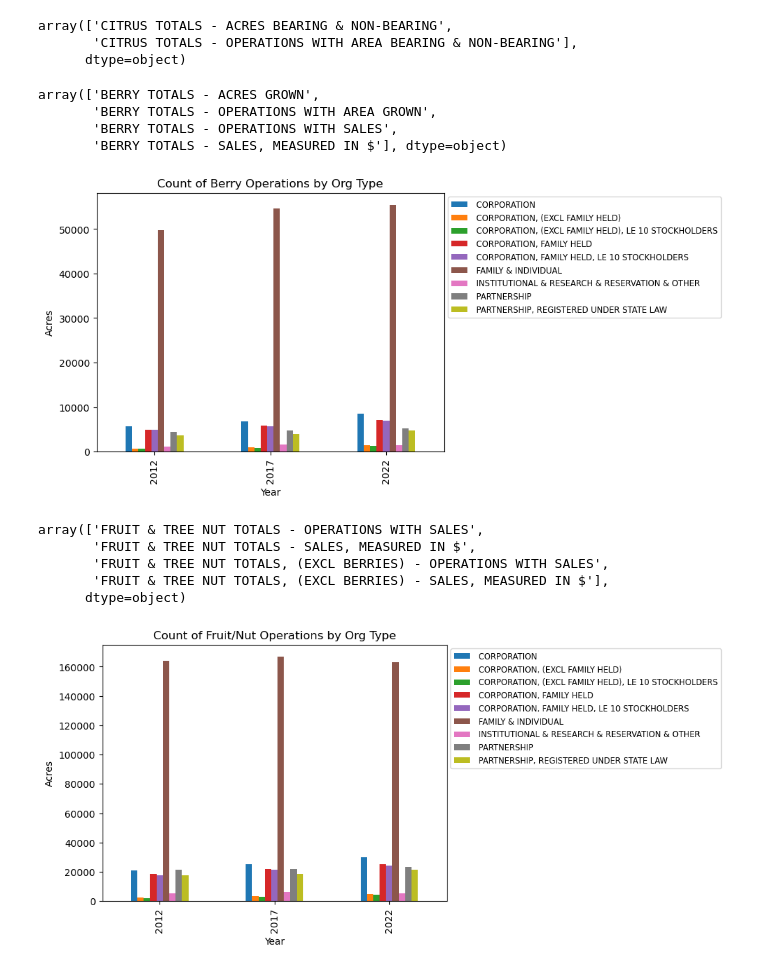
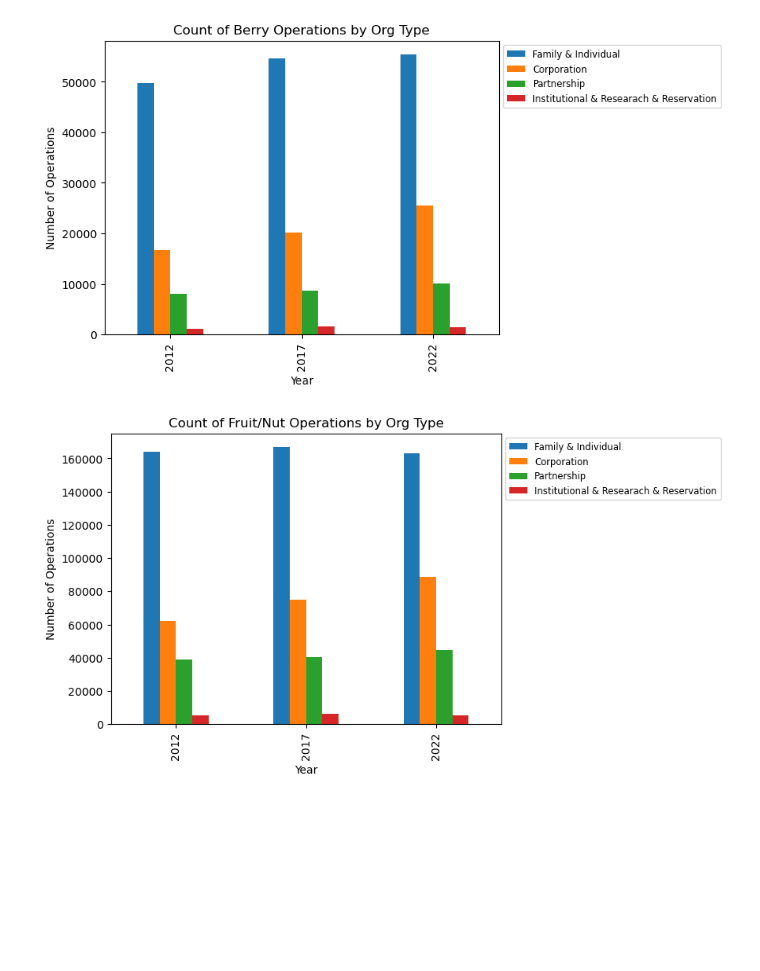
Before and after one commit to nealhalper/USDA_production, a Jupyter notebook: notebooks/operationcount_org_type.ipynb, the cells around one changed output. Saved outputs shown, nothing was run; the diff lists cells and outputs as text; code cells hidden in the pictures; blank space fills up the shorter version.

```diff
--- a/notebooks/operationcount_org_type.ipynb
+++ b/notebooks/operationcount_org_type.ipynb
@@ -102,0 +12,21 @@ demo_org_counts_graph.savefig('demo_org_counts_graph.png', transparent=True, bbo
+# %%
+demo_fruitnut['Organization Type'] = demo_fruitnut['Domain Category'].map(lambda x: 'Corporation' if 'CORPORATION' in x
+                                                                              else 'Family & Individual' if 'FAMILY & INDIVIDUAL' in x
+                                                                              else 'Partnership' if 'PARTNERSHIP' in x
+                                                                              else 'Institutional & Researach & Reservation' if 'INSTITUTIONAL & RESEARCH & RESERVATION' in x
+                                                                              else "")
+demo_berries['Organization Type'] = demo_berries['Domain Category'].map(lambda x: 'Corporation' if 'CORPORATION' in x
+                                                                              else 'Family & Individual' if 'FAMILY & INDIVIDUAL' in x
+                                                                              else 'Partnership' if 'PARTNERSHIP' in x
+                                                                              else 'Institutional & Researach & Reservation' if 'INSTITUTIONAL & RESEARCH & RESERVATION' in x
+                                                                              else "")
+demo_citrus['Organization Type'] = demo_citrus['Domain Category'].map(lambda x: 'Corporation' if 'CORPORATION' in x
+                                                                              else 'Family & Individual' if 'FAMILY & INDIVIDUAL' in x
+                                                                              else 'Partnership' if 'PARTNERSHIP' in x
+                                                                              else 'Institutional & Researach & Reservation' if 'INSTITUTIONAL & RESEARCH & RESERVATION' in x
+                                                                              else "")
+demo_vegetables['Organization Type'] = demo_vegetables['Domain Category'].map(lambda x: 'Corporation' if 'CORPORATION' in x
+                                                                              else 'Family & Individual' if 'FAMILY & INDIVIDUAL' in x
+                                                                              else 'Partnership' if 'PARTNERSHIP' in x
+                                                                              else 'Institutional & Researach & Reservation' if 'INSTITUTIONAL & RESEARCH & RESERVATION' in x
+                                                                              else "")
@@ -123,61 +73,40 @@ demo_citrus_org_counts_graph.savefig('demo_citrus_org_counts_graph.png', transpa
-# %%
-demo_citrus['Data Item'].unique()
-# %% [output]
-array(['CITRUS TOTALS - ACRES BEARING & NON-BEARING',
-       'CITRUS TOTALS - OPERATIONS WITH AREA BEARING & NON-BEARING'],
-      dtype=object)
-# %%
-demo_berries['Data Item'].unique()
-# %% [output]
-array(['BERRY TOTALS - ACRES GROWN',
-       'BERRY TOTALS - OPERATIONS WITH AREA GROWN',
-       'BERRY TOTALS - OPERATIONS WITH SALES',
-       'BERRY TOTALS - SALES, MEASURED IN $'], dtype=object)
 # %%
 demo_berries = demo_berries.loc[demo_berries['Value'] != ' (D)']
 demo_berries = demo_berries.loc[demo_berries['Value'] != ' (Z)']
 demo_berries['Value'] = demo_berries['Value'].str.replace(',', '')
 demo_berries['Value'] = pd.to_numeric(demo_berries.Value, downcast='integer').fillna(0)
-demo_berries['Domain Category'] = demo_berries['Domain Category'].str[28:-1]
 demo_berries_org_counts = demo_berries.loc[(demo_berries['Domain'] == 'ORGANIZATION')
                 & (demo_berries['Data Item'] == 'BERRY TOTALS - OPERATIONS WITH AREA GROWN')].groupby(
-                ['Year', 'Domain Category']).sum(
+                ['Year', 'Organization Type']).sum(
                 'Value').fillna(0).reset_index()
-demo_berries_org_counts = demo_berries_org_counts.pivot(index = 'Year', columns = 'Domain Category', values = 'Value').reset_index()
+demo_berries_org_counts = demo_berries_org_counts.pivot(index = 'Year', columns = 'Organization Type', values = 'Value').reset_index()
+demo_berries_org_counts = demo_berries_org_counts[['Year', 'Family & Individual', 'Corporation', 'Partnership', 'Institutional & Researach & Reservation']]
 demo_berries_org_counts_graph = demo_berries_org_counts.plot(x = 'Year', y = list(
-    demo_berries['Domain Category'].loc[(demo_berries['Domain'] == 'ORGANIZATION')].unique()),
+    demo_berries_org_counts.columns.unique()[1:5]),
                                             kind = "bar", title = "Count of Berry Operations by Org Type",
-                                                      ylabel = "Acres").legend(
+                                                      ylabel = "Number of Operations").legend(
     bbox_to_anchor = (1.0,1.0),
     fontsize = 'small').get_figure()
 demo_berries_org_counts_graph.savefig('demo_berries_org_counts_graph.png', transparent=True, bbox_inches='tight')
 # %% [output]
-[figure, old version]
+[figure, new version]
-# %%
-demo_fruitnut['Data Item'].unique()
-# %% [output]
-array(['FRUIT & TREE NUT TOTALS - OPERATIONS WITH SALES',
-       'FRUIT & TREE NUT TOTALS - SALES, MEASURED IN $',
-       'FRUIT & TREE NUT TOTALS, (EXCL BERRIES) - OPERATIONS WITH SALES',
-       'FRUIT & TREE NUT TOTALS, (EXCL BERRIES) - SALES, MEASURED IN $'],
-      dtype=object)
 # %%
 demo_fruitnut = demo_fruitnut.loc[demo_fruitnut['Value'] != ' (D)']
 demo_fruitnut = demo_fruitnut.loc[demo_fruitnut['Value'] != ' (Z)']
 demo_fruitnut['Value'] = demo_fruitnut['Value'].str.replace(',', '')
 demo_fruitnut['Value'] = pd.to_numeric(demo_fruitnut.Value, downcast='integer').fillna(0)
-demo_fruitnut['Domain Category'] = demo_fruitnut['Domain Category'].str[28:-1]
 demo_fruitnut_org_counts = demo_fruitnut.loc[(demo_fruitnut['Domain'] == 'ORGANIZATION')
                 & (demo_fruitnut['Data Item'] == 'FRUIT & TREE NUT TOTALS - OPERATIONS WITH SALES')].groupby(
-                ['Year', 'Domain Category']).sum(
+                ['Year', 'Organization Type']).sum(
                 'Value').fillna(0).reset_index()
-demo_fruitnut_org_counts = demo_fruitnut_org_counts.pivot(index = 'Year', columns = 'Domain Category', values = 'Value').reset_index()
+demo_fruitnut_org_counts = demo_fruitnut_org_counts.pivot(index = 'Year', columns = 'Organization Type', values = 'Value').reset_index()
+demo_fruitnut_org_counts = demo_fruitnut_org_counts[['Year', 'Family & Individual', 'Corporation', 'Partnership', 'Institutional & Researach & Reservation']]
 demo_fruitnut_org_counts_graph = demo_fruitnut_org_counts.plot(x = 'Year', y = list(
-    demo_fruitnut['Domain Category'].loc[(demo_fruitnut['Domain'] == 'ORGANIZATION')].unique()),
+    demo_fruitnut_org_counts.columns.unique()[1:5]),
                                             kind = "bar", title = "Count of Fruit/Nut Operations by Org Type",
-                                                      ylabel = "Acres").legend(
+                                                      ylabel = "Number of Operations").legend(
     bbox_to_anchor = (1.0,1.0),
     fontsize = 'small').get_figure()
 demo_fruitnut_org_counts_graph.savefig('demo_fruitnut_org_counts_graph.png', transparent=True, bbox_inches='tight')
 # %% [output]
-[figure, old version]
+[figure, new version]
```
Also changed, not shown: parts of 9 cells of this notebook, 24 other files.
